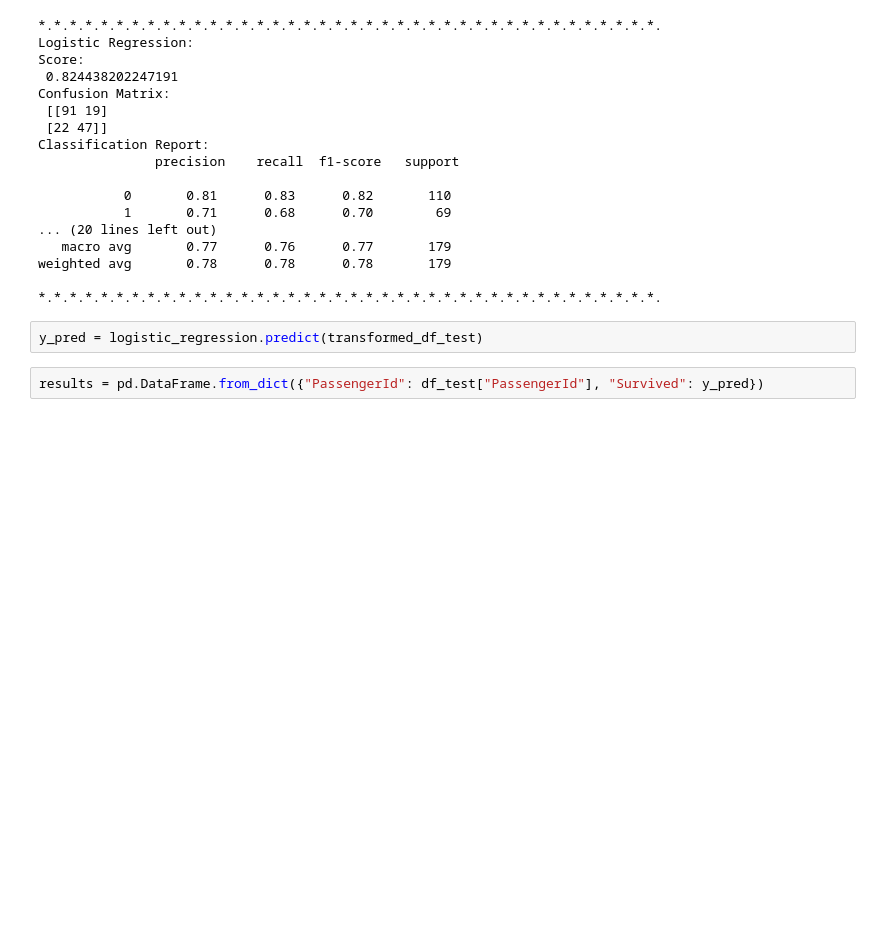
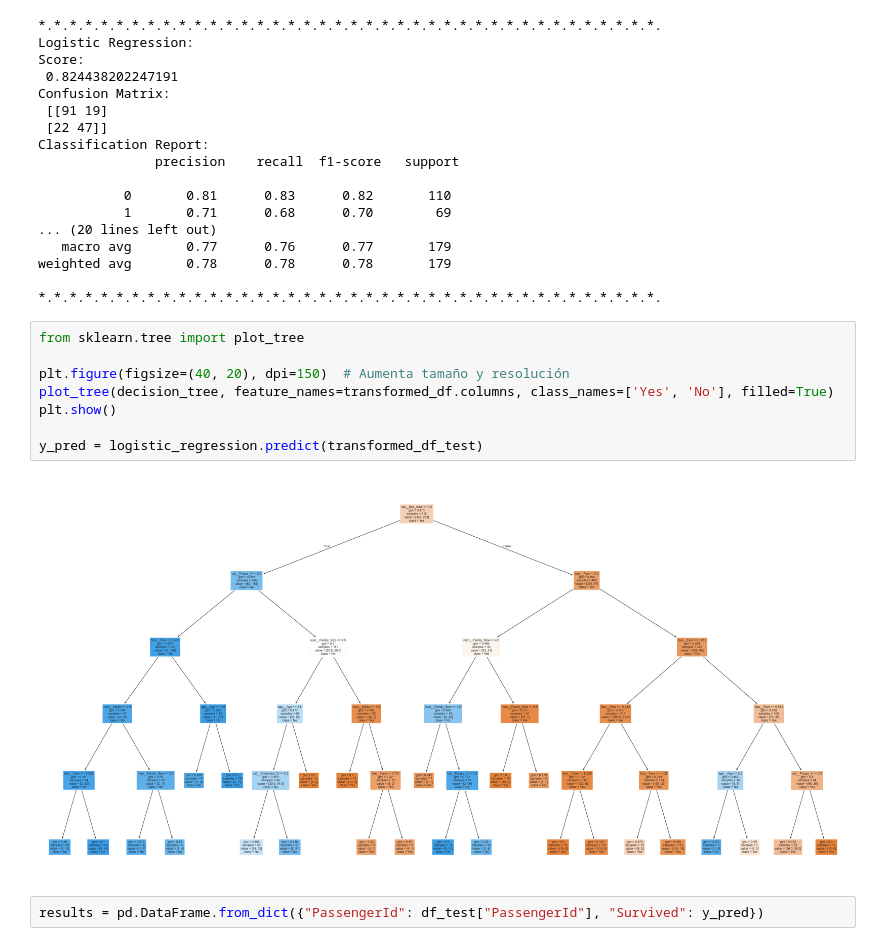
Before and after one commit to jresendiz27/CIC_AIDiploma2025, a Jupyter notebook: notebooks/Titanic_ML.ipynb, the cells around one changed output. Cells and saved outputs as stored; diff of their text form; blank space fills up the shorter version.

```diff
--- a/notebooks/Titanic_ML.ipynb
+++ b/notebooks/Titanic_ML.ipynb
@@ -256,7 +257,15 @@ weighted avg       0.78      0.78      0.78       179
 
 *.*.*.*.*.*.*.*.*.*.*.*.*.*.*.*.*.*.*.*.*.*.*.*.*.*.*.*.*.*.*.*.*.*.*.*.*.*.*.*.
 # %%
+from sklearn.tree import plot_tree
+
+plt.figure(figsize=(40, 20), dpi=150)  # Aumenta tamaño y resolución
+plot_tree(decision_tree, feature_names=transformed_df.columns, class_names=['Yes', 'No'], filled=True)
+plt.show()
+
 y_pred = logistic_regression.predict(transformed_df_test)
+# %% [output]
+[figure, added]
 # %%
 results = pd.DataFrame.from_dict({"PassengerId": df_test["PassengerId"], "Survived": y_pred})
 # %%
```
Also changed, not shown: parts of 1 cell of this notebook, 5 other files.
